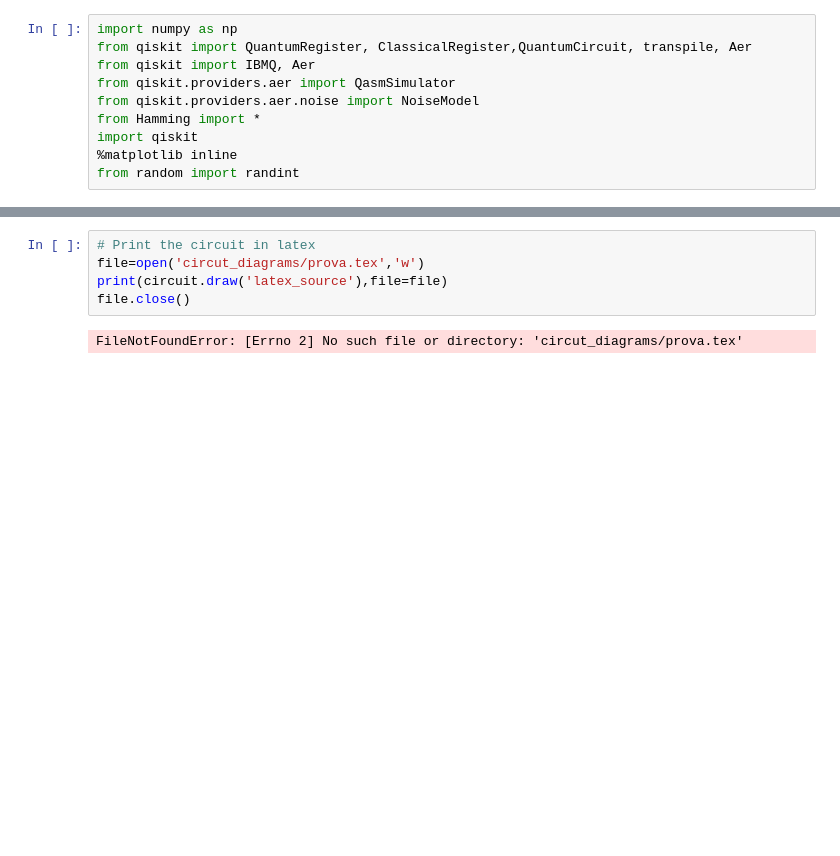
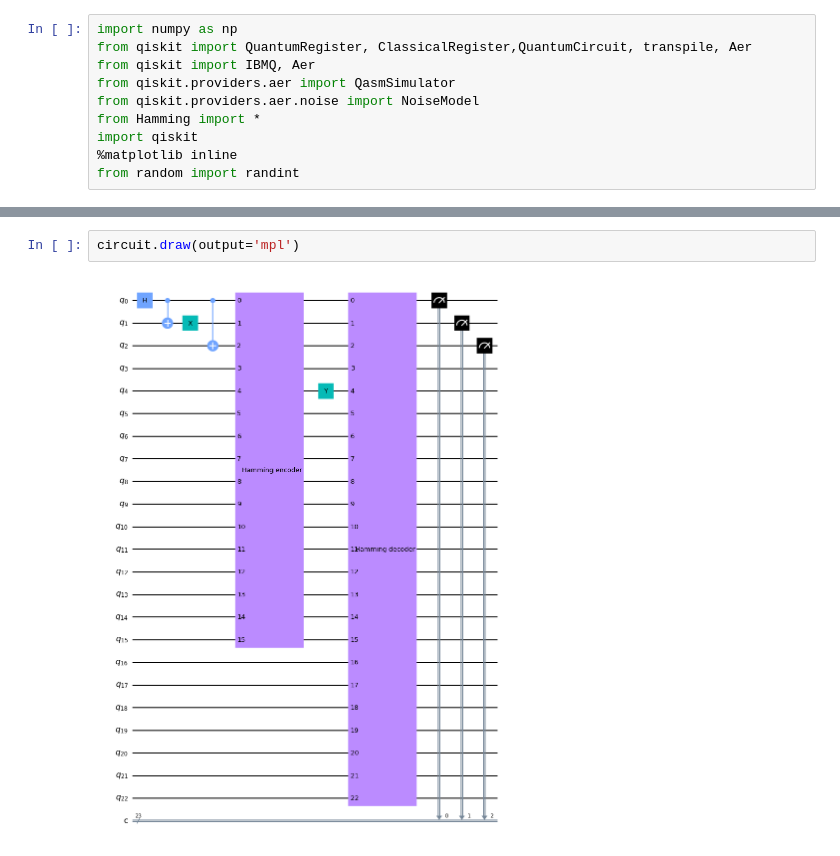
Before and after one commit to Dirac231/BCHamming, a Jupyter notebook: Hamming/Hamming_test.ipynb, the cells around one changed output, grey strips where cells are left out. Saved outputs shown, nothing was run; the diff lists cells and outputs as text; blank space fills up the shorter version.

```diff
--- a/Hamming/Hamming_test.ipynb
+++ b/Hamming/Hamming_test.ipynb
@@ -33,13 +34,10 @@ circuit.append(HammingDecode(N-1,read=True), list(range(2**N + 2*N - 1)))
 circuit.measure(list(range(N)),list(range(N)))
 # %% [output]
 <qiskit.circuit.instructionset.InstructionSet at 0x...>
-# %%
-# Print the circuit in latex
-file=open('circut_diagrams/prova.tex','w')
-print(circuit.draw('latex_source'),file=file)
-file.close()
-# %% [output]
-FileNotFoundError: [Errno 2] No such file or directory: 'circut_diagrams/prova.tex'
+# %%
+circuit.draw(output='mpl')
+# %% [output]
+[figure, added]
 # %%
 # Simulate the circuit
 simulator = Aer.get_backend("qasm_simulator")
```
Also changed, not shown: parts of 2 cells of this notebook, 2 other files.
